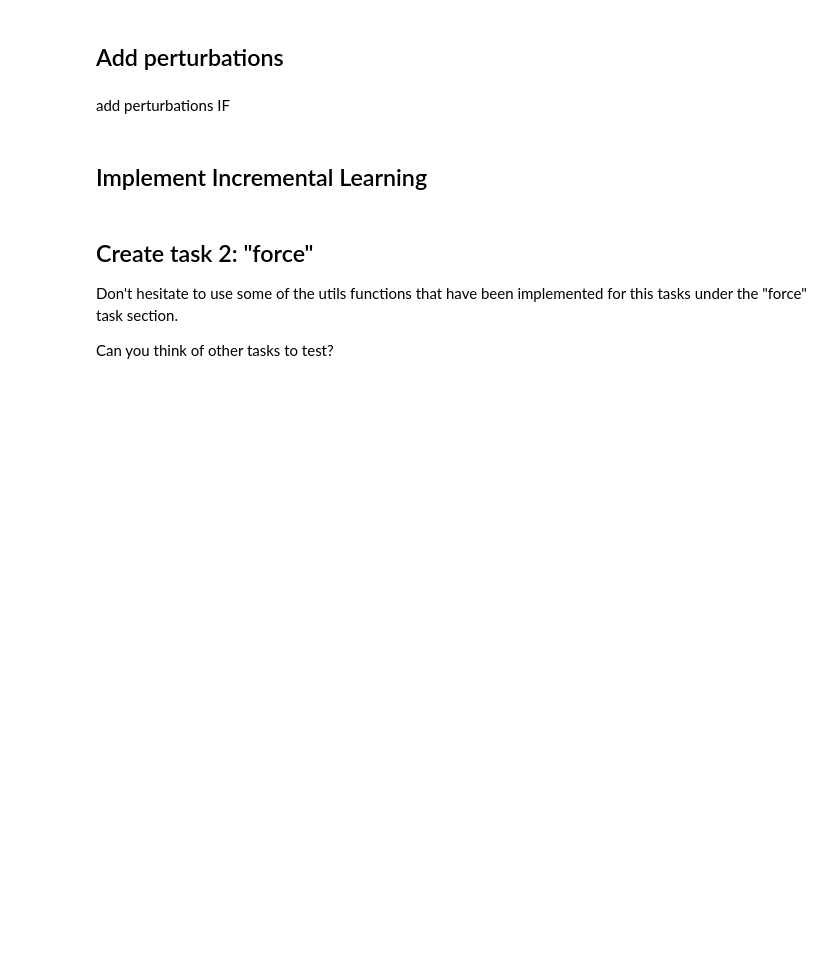
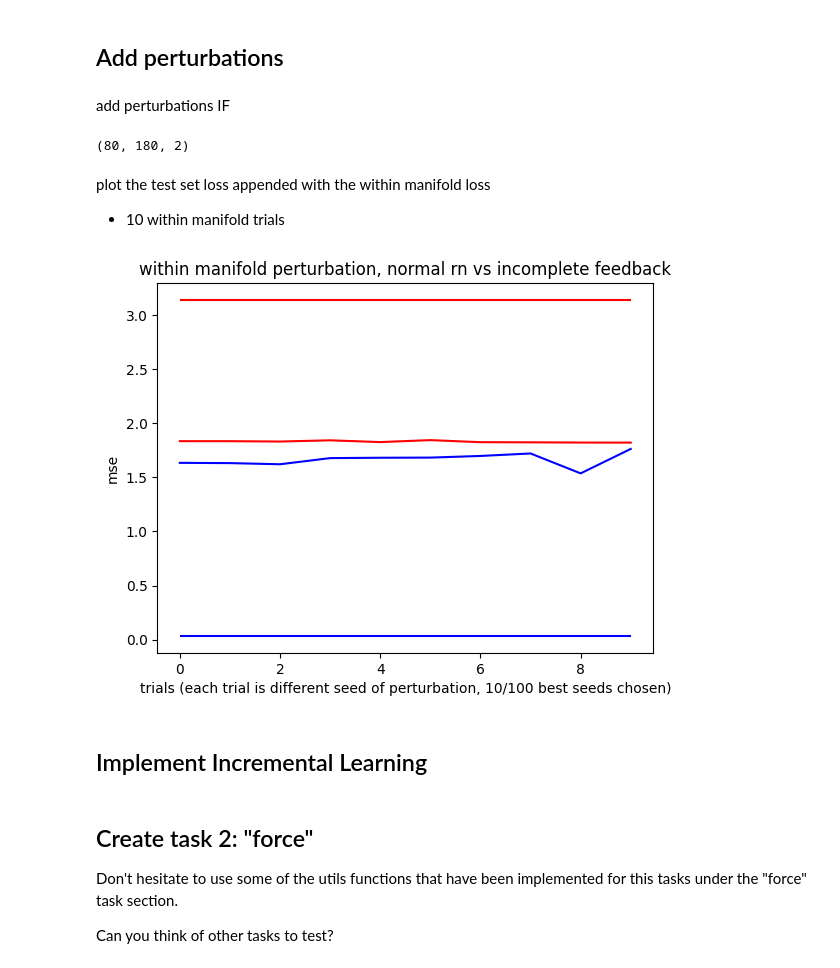
Before and after one commit to alxdofficial/out-of-manifold-learning, a Jupyter notebook: motor_RNN.ipynb, the cells around one changed output. Cells and saved outputs as stored; diff of their text form; code cells hidden in the pictures; blank space fills up the shorter version.

```diff
--- a/motor_RNN.ipynb
+++ b/motor_RNN.ipynb
@@ -1076,5 +1073,9 @@ print(idx_shuffling_seeds)
 # %% [markdown]
 add perturbations IF
+# %%
+print(result_original.shape)
+# %% [output]
+(80, 180, 2)
 # %%
 # original transformation
 evec_IF = manifold_out_IF["evec"]
@@ -1093,17 +1094,33 @@ cost_original_IF = get_cost(result_original_IF,target[:,pulse_length:,:],order_I
 
 # select equal perturbation result shuffling seeds
 idx_shuffling_seeds_IF = select_random_perturbations(activity2_IF,D_IF,P_IF) # within, outside
-within_seed_IF = idx_shuffling_seeds_IF[0,0] # 79
-
+costs_within_IF = []
 # within-manifold perturbation
-np.random.seed(within_seed_IF)
-perm_matrix_within_IF = np.eye(reduced_dim)
-np.random.shuffle(perm_matrix_within_IF)
-D_permute_IF = D_IF.copy()
-D_permute_IF[:reduced_dim,:reduced_dim] = D_IF[:reduced_dim,:reduced_dim] @ perm_matrix_within_IF
-T_within_IF = D_permute_IF @ P_IF
-result_within_IF = activity2_IF @ T_within_IF.T
-cost_within_IF = get_cost(result_within_IF,target[:,pulse_length:,:],order)
+for i in range(10):
+    within_seed_IF = idx_shuffling_seeds_IF[i,0] # 79
+    np.random.seed(within_seed_IF)
+    perm_matrix_within_IF = np.eye(reduced_dim)
+    np.random.shuffle(perm_matrix_within_IF)
+    D_permute_IF = D_IF.copy()
+    D_permute_IF[:reduced_dim,:reduced_dim] = D_IF[:reduced_dim,:reduced_dim] @ perm_matrix_within_IF
+    T_within_IF = D_permute_IF @ P_IF
+    result_within_IF = activity2_IF @ T_within_IF.T
+    cost_within_IF = get_cost(result_within_IF,target[:,pulse_length:,:],order)
+    costs_within_IF.append(cost_within_IF)
+# %% [markdown]
+plot the test set loss appended with the within manifold loss
+- 10 within manifold trials
+# %%
+plt.plot(costs_within,'b')
+plt.plot(costs_within_IF,'r')
+plt.hlines(cost_original,0, len(costs_within) - 1,'b')
+plt.hlines(cost_original_IF,0, len(costs_within) - 1,'r')
+plt.title("within manifold perturbation, normal rn vs incomplete feedback")
+plt.xlabel("trials (each trial is different seed of perturbation, 10/100 best seeds chosen)")
+plt.ylabel("mse")
+plt.show()
+# %% [output]
+[figure, added]
 # %% [markdown]
 ## Implement Incremental Learning
 # %%
```
Also changed, not shown: parts of 8 cells of this notebook.
